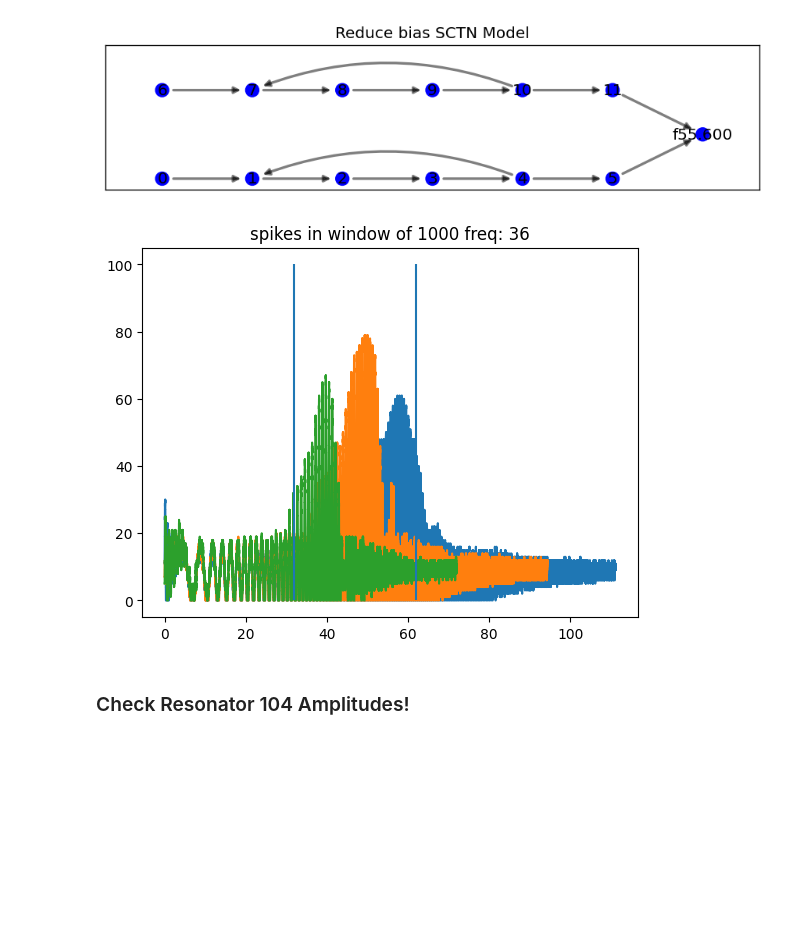
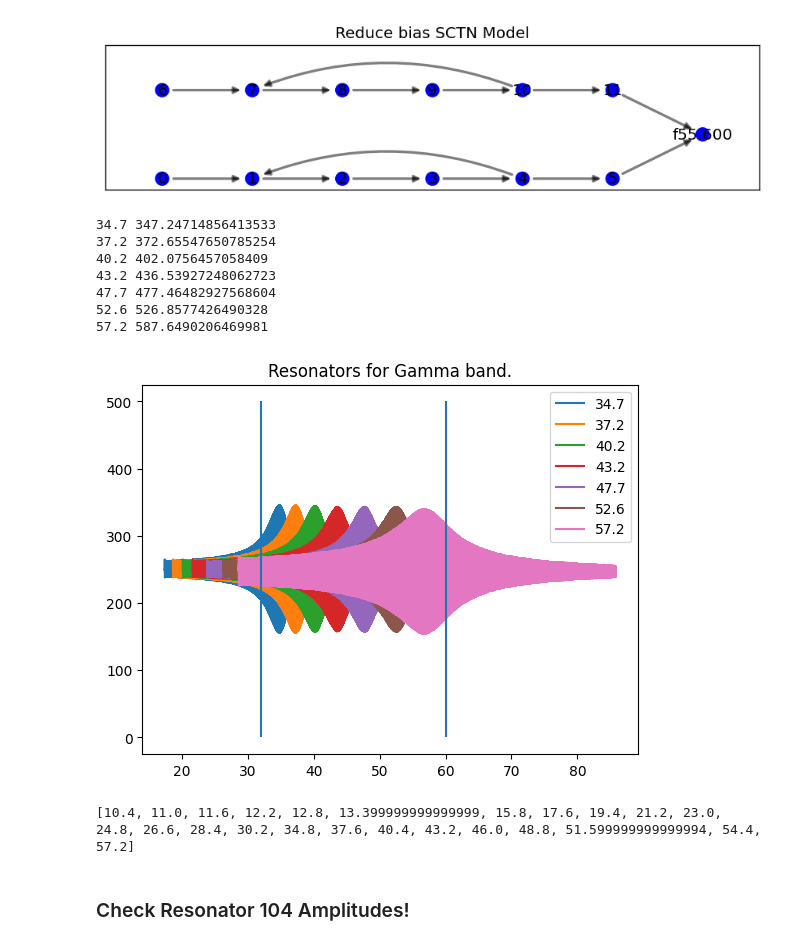
Before and after one commit to yakir4123/SNN-SCTN, a Jupyter notebook: notebooks/resonator_test_sine.ipynb, the cells around one changed output. Cells and saved outputs as stored; diff of their text form; code cells hidden in the pictures; blank space fills up the shorter version.

```diff
--- a/notebooks/resonator_test_sine.ipynb
+++ b/notebooks/resonator_test_sine.ipynb
@@ -327,18 +328,54 @@ plt.title('Reduce bias SCTN Model')
 None
 # %% [output]
 [figure]
-# %%
-freqs = [36, 47.2, 55.6]
-freqs.reverse()
-for freq0 in freqs:
-    resonator = create_excitatory_inhibitory_resonator(freq0=f'{freq0:.3f}', clk_freq=clk_freq)
-    custom_resonator_output_spikes(resonator, freq0, clk_freq, step=1/20000, plot=False)
-
-plt.vlines(32, 0, 100)
-plt.vlines(62, 0, 100)
-plt.show()
-# %% [output]
-[figure, removed]
+# %%
+from snn.resonator import trained_resonator, freq_of_resonator
+import numpy as np
+
+bands = {
+    # 'delta': (1, 4),
+    # 'theta': (4, 8),
+    # 'Alpha': (8, 14),
+    # 'Beta': (14, 32),
+    'Gamma': (32, 60),
+}
+resonators_freqs = np.concatenate([np.linspace(start, stop, 11)[1:-1] for start, stop in bands.values()])
+clk_resonators = {
+    # 15360: resonators_freqs[resonators_freqs < 10].tolist(),
+    15360: [1.1, 1.3, 1.6, 1.9, 2.2, 2.5, 2.88, 3.05, 3.39, 3.7, 4.12, 4.62, 5.09, 5.45, 5.87, 6.36, 6.8, 7.6, 8.6],
+    153600: [10.5, 11.5, 12.8, 15.8, 16.6, 19.4, 22.0, 24.8, 28.4, 30.5, 34.7, 37.2, 40.2, 43.2, 47.7, 52.6, 57.2]
+}
+for band_name, (band0, band1) in bands.items():
+    for clk_freq, freqs in clk_resonators.items():
+        for freq0 in freqs:
+            if not (band0 < freq0 < band1):
+                continue
+            resonator = trained_resonator(
+                freq0=float(freq0),
+                filters_folder='filters4_xi0'
+            )
+            print(freq0, freq_of_resonator(1536000, resonator.neurons[1].leakage_factor, resonator.neurons[1].leakage_period))
+            # resonator = create_excitatory_inhibitory_resonator(freq0=f'{freq0:.3f}', clk_freq=clk_freq)
+            custom_resonator_output_spikes(resonator, freq0, clk_freq, step=1 / 153600, plot=False, label=freq0)
+    plt.vlines(band0, 0, 500)
+    plt.vlines(band1, 0, 500)
+    plt.title(f"Resonators for {band_name} band.")
+    plt.legend()
+    plt.show()
+    break
+# %% [output]
+34.7 347.24714856413533
+37.2 372.65547650785254
+40.2 402.0756457058409
+43.2 436.53927248062723
+47.7 477.46482927568604
+52.6 526.8577426490328
+57.2 587.6490206469981
+[figure, added]
+# %%
+print(clk_resonators[153600])
+# %% [output]
+[10.4, 11.0, 11.6, 12.2, 12.8, 13.399999999999999, 15.8, 17.6, 19.4, 21.2, 23.0, 24.8, 26.6, 28.4, 30.2, 34.8, 37.6, 40.4, 43.2, 46.0, 48.8, 51.599999999999994, 54.4, 57.2]
 # %% [markdown]
 ### Check Resonator 104 Amplitudes!
 # %%
```
Also changed, not shown: parts of 1 cell of this notebook, 3 other files.
